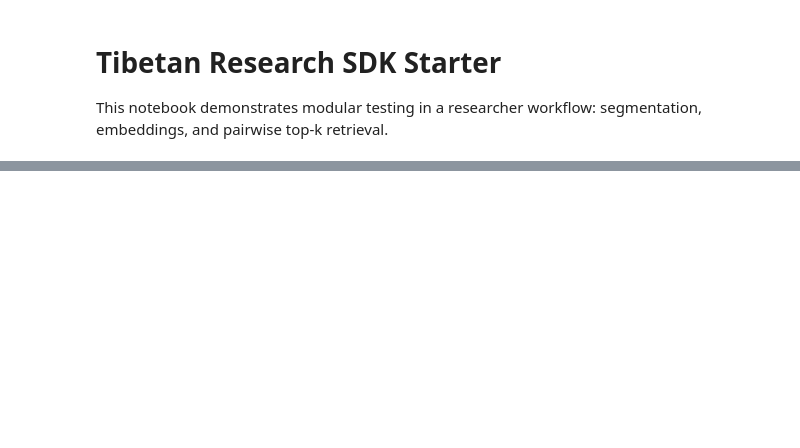
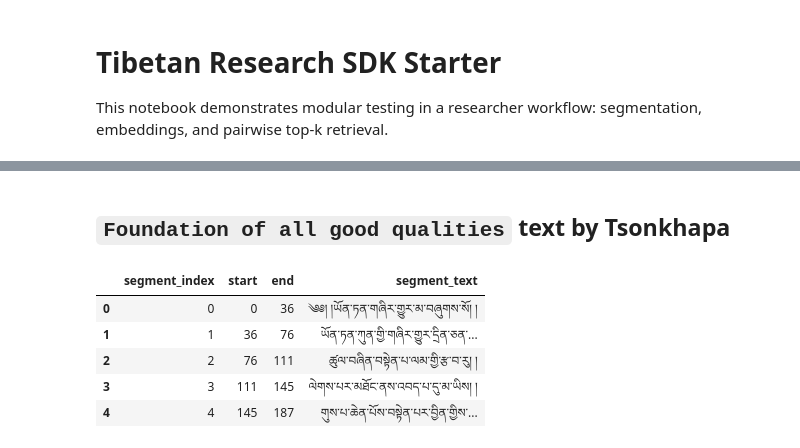
Before and after one commit to ten-jampa/embedding-model-for-tibetan, a Jupyter notebook: notebooks/01_research_sdk_starter.ipynb, the cells around one changed output, grey strips where cells are left out. Drawn from its saved outputs; the diff is of its cells as text; code cells hidden in the pictures; blank space fills up the shorter version.

```diff
--- a/notebooks/01_research_sdk_starter.ipynb
+++ b/notebooks/01_research_sdk_starter.ipynb
@@ -40,0 +214,2 @@ pairwise_view.topk_dataframe()
+# %% [markdown]
+## ``Foundation of all good qualities`` text by Tsonkhapa
@@ -40,0 +307,12 @@ pairwise_view.topk_dataframe()
+# %%
+foundation_of_all_good_qualities_text_segments = sdk.segment_text(
+    foundation_of_all_good_qualities_text
+)
+foundation_of_all_good_qualities_text_segments.to_dataframe().head()
+# %% [output]
+|  | segment_index | start | end | segment_text |
+| 0 | 0 | 0 | 36 | ༄༅། །ཡོན་ཏན་གཞིར་གྱུར་མ་བཞུགས་སོ། ། |
+| 1 | 1 | 36 | 76 | ཡོན་ཏན་ཀུན་གྱི་གཞིར་གྱུར་དྲིན་ཅན་... |
+| 2 | 2 | 76 | 111 | ཚུལ་བཞིན་བསྟེན་པ་ལམ་གྱི་རྩ་བ་རུ། ། |
+| 3 | 3 | 111 | 145 | ལེགས་པར་མཐོང་ནས་འབད་པ་དུ་མ་ཡིས། ། |
+| 4 | 4 | 145 | 187 | གུས་པ་ཆེན་པོས་བསྟེན་པར་བྱིན་གྱིས་... |
```
Also changed, not shown: parts of 20 cells of this notebook, 1 other file.
